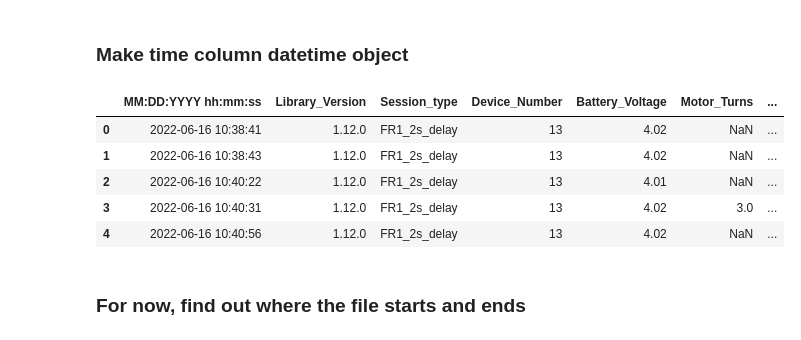
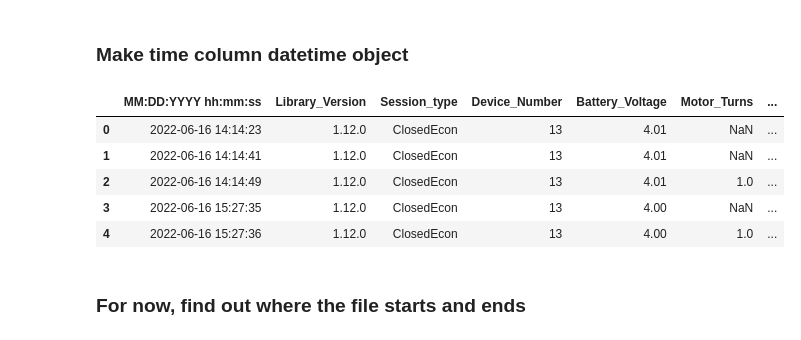
Before and after one commit to Fobbs-DBC-Lab/fed-scripts, a Jupyter notebook: notebooks/test_playground.ipynb, the cells around one changed output. Drawn from its saved outputs; the diff is of its cells as text; code cells hidden in the pictures.

```diff
--- a/notebooks/test_playground.ipynb
+++ b/notebooks/test_playground.ipynb
@@ -8,6 +8,32 @@ This is a place where we want to try out new ideas with test scripts for data an
 import pandas as pd
 import numpy as np
 from datetime import datetime as dt
+import os
+pd.set_option('display.max_rows', None)
+# %%
+#############################################################################
+#####################################################
+# FUNCTION TO READ AND SORT EACH MOUSE DATA,
+# AND TO GET ALL MICE IDS
+
+def read_csv_files(file_path):
+        # reads csv files and organizes them into dataframes
+
+        all_dataframes = []
+        # for all files in folder
+        for file in os.listdir(file_path):
+            if file.endswith(".CSV"):
+                if file.startswith("FED"):
+                    # read that file into a dataframe
+                    file_path_df = os.path.join(file_path ,file)
+                    df = pd.read_csv(file_path_df)
+                    all_dataframes.append(df)
+##################################################
+        # create a single dataframe from all files
+        singular_df = pd.concat(all_dataframes).sort_values(by=['MM:DD:YYYY hh:mm:ss'])
+        return singular_df
+# %%
+concat_df = read_csv_files('/Users/kevinmcpherson/github-projects/fed-scripts/data/FED001')
 # %%
 start_time = input("Enter the date and start time (YYYY-MM-DD hh:mm:ss, e.g., 2023-05-01 10:00:00): ")
 start_time = dt.strptime(start_time, '%Y-%m-%d %H:%M:%S')
@@ -42,16 +50,16 @@ df
 # %% [markdown]
 ### Make time column datetime object
 # %%
-df['MM:DD:YYYY hh:mm:ss'] = pd.to_datetime(df['MM:DD:YYYY hh:mm:ss'])
-df['Time Delta'] = df['MM:DD:YYYY hh:mm:ss'] - start_time
-df.head()
+concat_df['MM:DD:YYYY hh:mm:ss'] = pd.to_datetime(concat_df['MM:DD:YYYY hh:mm:ss'])
+concat_df['Time Delta'] = concat_df['MM:DD:YYYY hh:mm:ss'] - start_time
+concat_df.head()
 # %% [output]
 |  | MM:DD:YYYY hh:mm:ss | Library_Version | Session_type | Device_Number | Battery_Voltage | Motor_Turns | ... |
-| 0 | 2022-06-16 10:38:41 | 1.12.0 | FR1_2s_delay | 13 | 4.02 | NaN | ... |
-| 1 | 2022-06-16 10:38:43 | 1.12.0 | FR1_2s_delay | 13 | 4.02 | NaN | ... |
-| 2 | 2022-06-16 10:40:22 | 1.12.0 | FR1_2s_delay | 13 | 4.01 | NaN | ... |
-| 3 | 2022-06-16 10:40:31 | 1.12.0 | FR1_2s_delay | 13 | 4.02 | 3.0 | ... |
-| 4 | 2022-06-16 10:40:56 | 1.12.0 | FR1_2s_delay | 13 | 4.02 | NaN | ... |
+| 0 | 2022-06-16 14:14:23 | 1.12.0 | ClosedEcon | 13 | 4.01 | NaN | ... |
+| 1 | 2022-06-16 14:14:41 | 1.12.0 | ClosedEcon | 13 | 4.01 | NaN | ... |
+| 2 | 2022-06-16 14:14:49 | 1.12.0 | ClosedEcon | 13 | 4.01 | 1.0 | ... |
+| 3 | 2022-06-16 15:27:35 | 1.12.0 | ClosedEcon | 13 | 4.00 | NaN | ... |
+| 4 | 2022-06-16 15:27:36 | 1.12.0 | ClosedEcon | 13 | 4.00 | 1.0 | ... |
 # %% [markdown]
 ### For now, find out where the file starts and ends
 # %%
```
Also changed, not shown: parts of 17 cells of this notebook.
